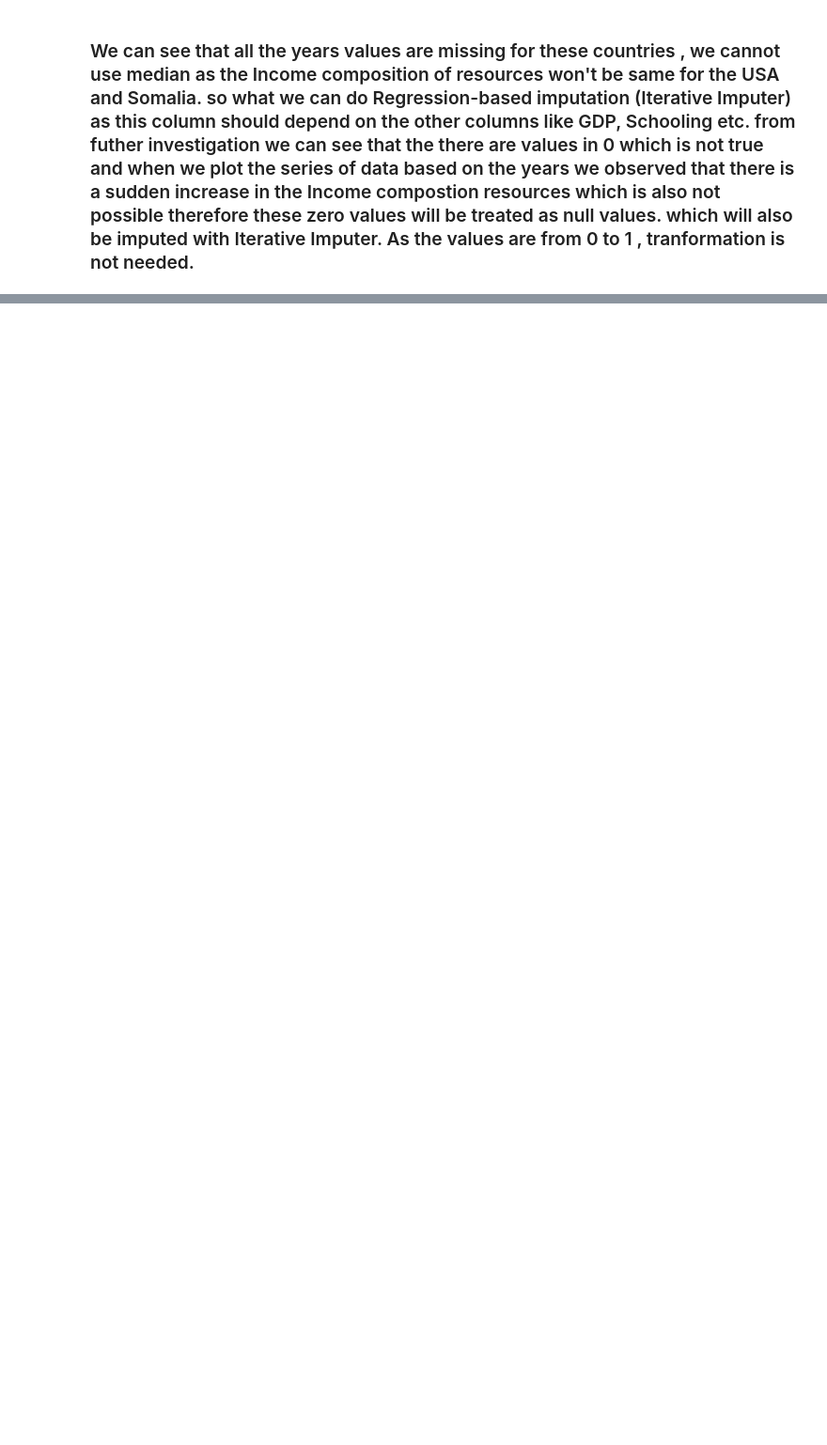
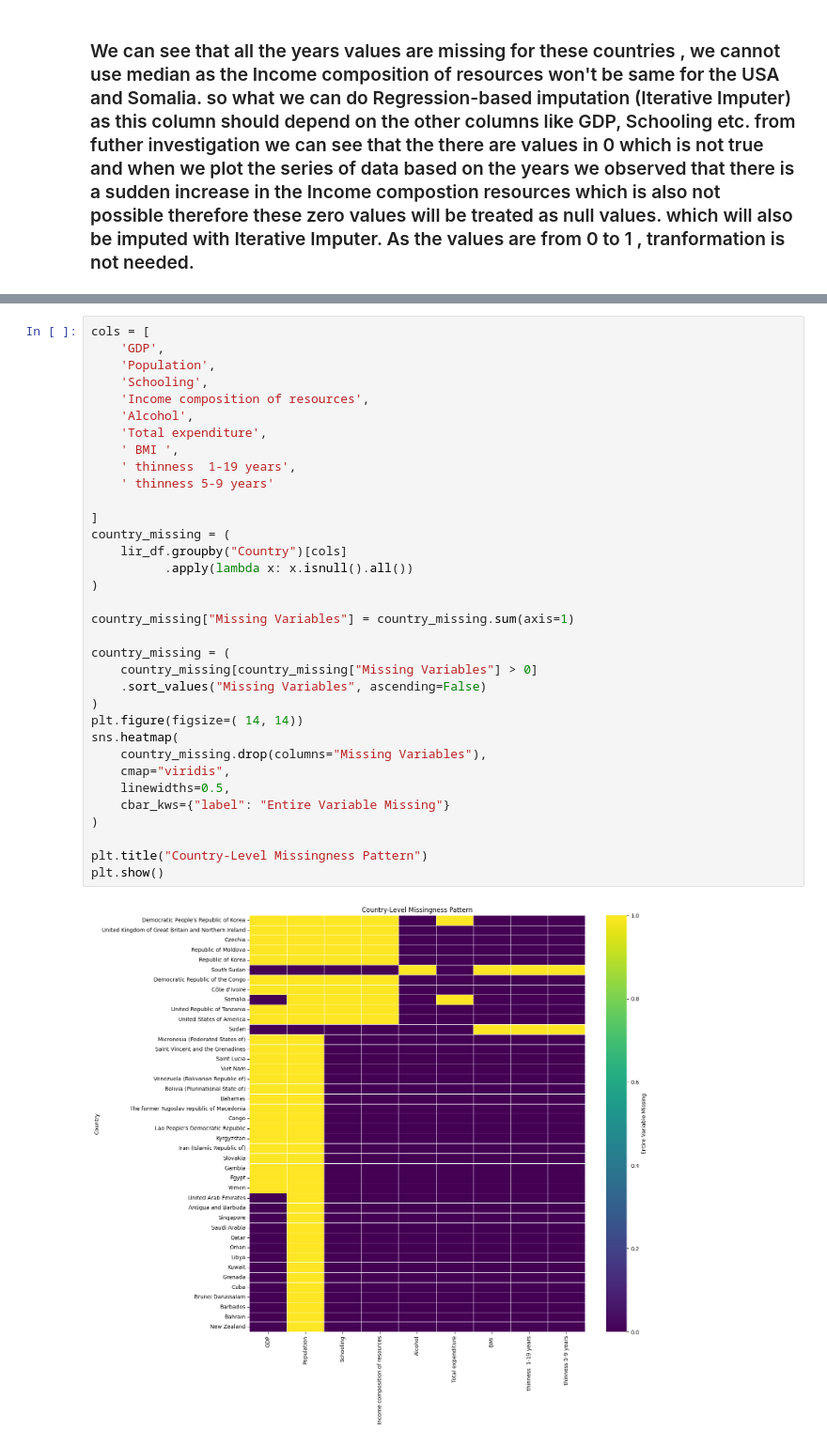
Before and after one commit to paulrichardjacob/Linear_Regression_, a Jupyter notebook: notebooks/1_eds.ipynb, the cells around one changed output, grey strips where cells are left out. Shown at 94% size. Drawn from its saved outputs; the diff is of its cells as text; blank space fills up the shorter version.

```diff
--- a/notebooks/1_eds.ipynb
+++ b/notebooks/1_eds.ipynb
@@ -912,0 +981,36 @@ Name: Income composition of resources, dtype: float64
+# %%
+cols = [
+    'GDP',
+    'Population',
+    'Schooling',
+    'Income composition of resources',
+    'Alcohol',
+    'Total expenditure',
+    ' BMI ',
+    ' thinness  1-19 years',
+    ' thinness 5-9 years'
+
+]
+country_missing = (
+    lir_df.groupby("Country")[cols]
+          .apply(lambda x: x.isnull().all())
+)
+
+country_missing["Missing Variables"] = country_missing.sum(axis=1)
+
+country_missing = (
+    country_missing[country_missing["Missing Variables"] > 0]
+    .sort_values("Missing Variables", ascending=False)
+)
+plt.figure(figsize=( 14, 14))
+sns.heatmap(
+    country_missing.drop(columns="Missing Variables"),
+    cmap="viridis",
+    linewidths=0.5,
+    cbar_kws={"label": "Entire Variable Missing"}
+)
+
+plt.title("Country-Level Missingness Pattern")
+plt.show()
+# %% [output]
+[figure, added]
```
Also changed, not shown: parts of 39 cells of this notebook.
